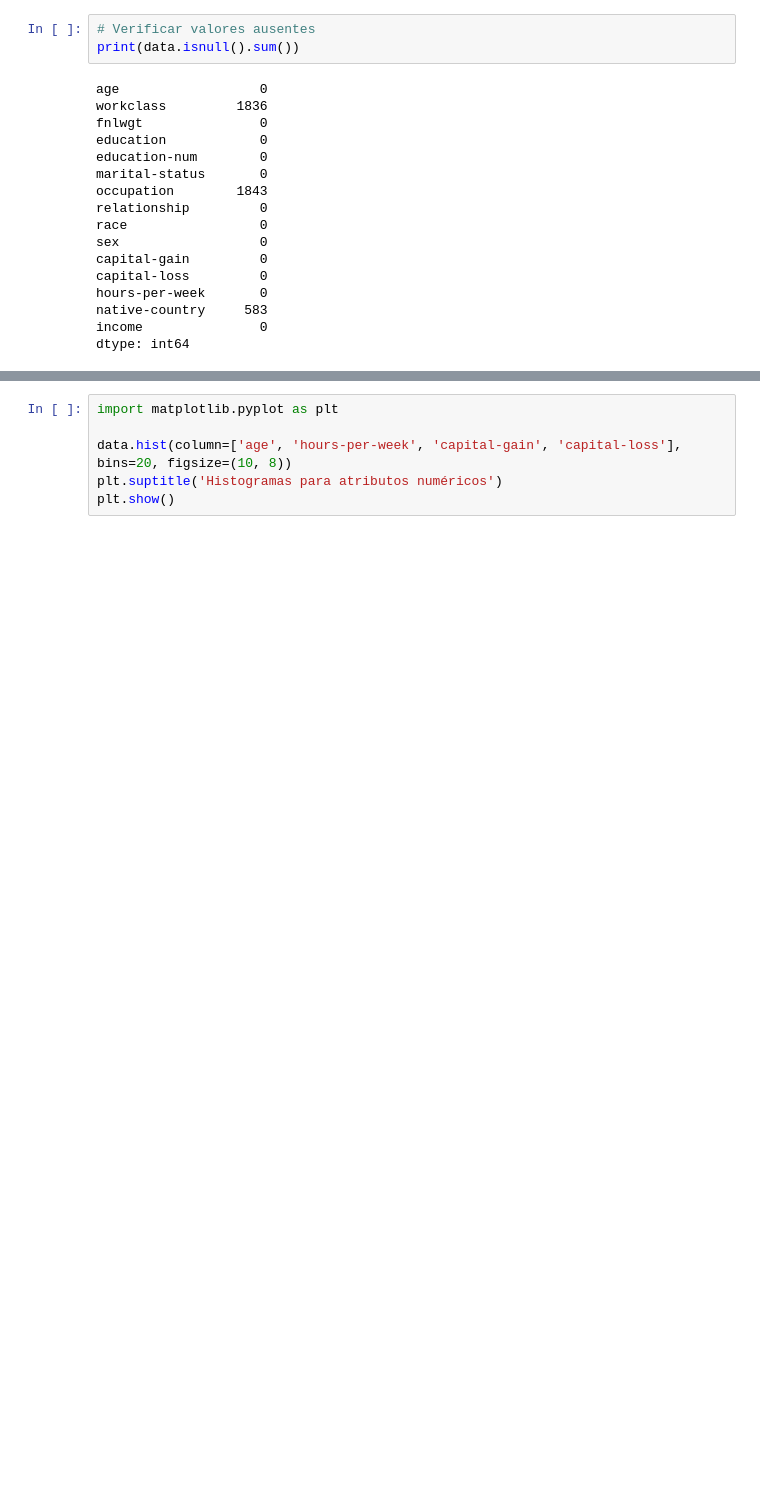
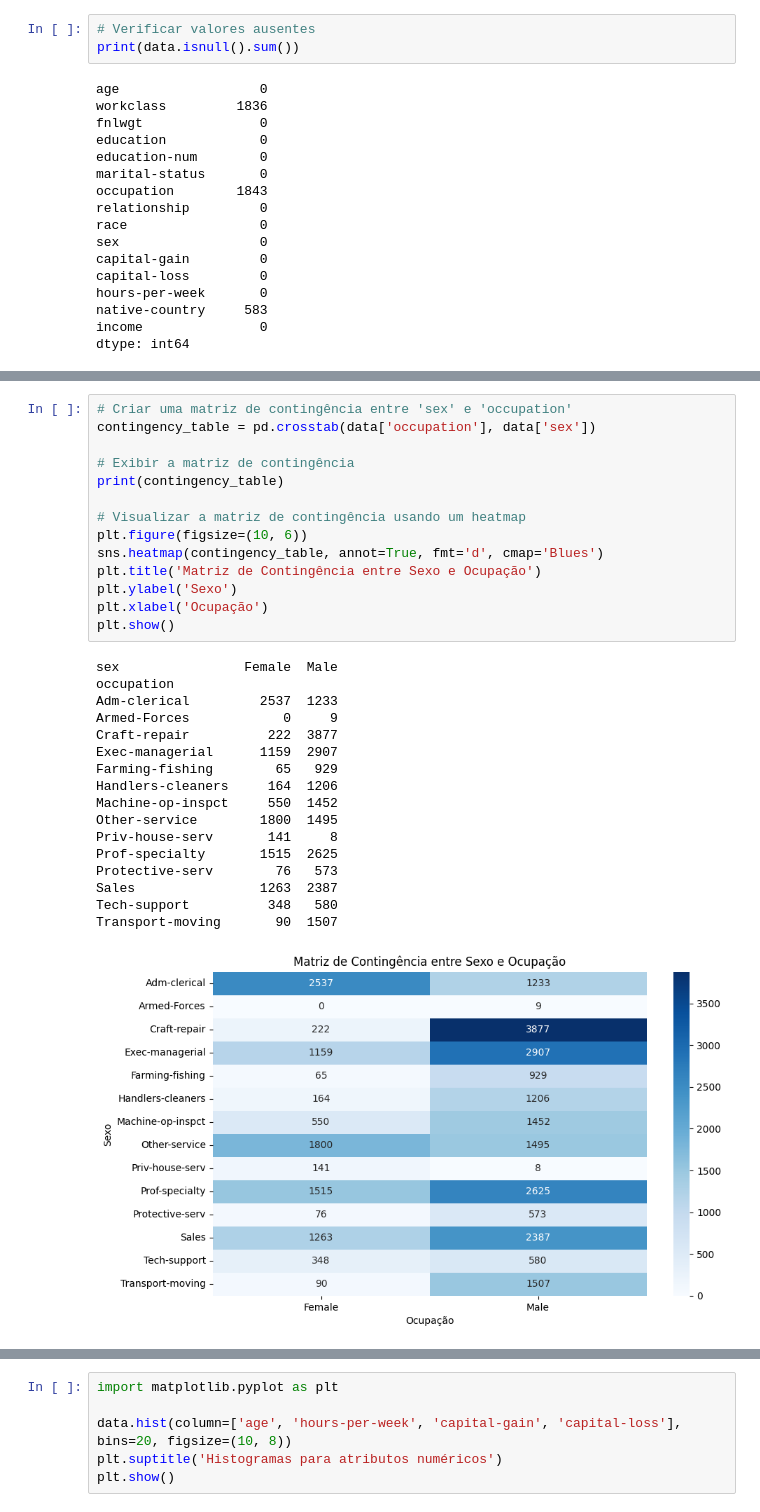
Before and after one commit to AIRGOLAB-CEFET-RJ/gcc1518, a Jupyter notebook: notebooks/eda_adult_income.ipynb, the cells around one changed output, grey strips where cells are left out. Drawn from its saved outputs; the diff is of its cells as text; blank space fills up the shorter version.

```diff
--- a/notebooks/eda_adult_income.ipynb
+++ b/notebooks/eda_adult_income.ipynb
@@ -74 +81,33 @@ dtype: int64
+# %%
+# Criar uma matriz de contingência entre 'sex' e 'occupation'
+contingency_table = pd.crosstab(data['occupation'], data['sex'])
+
+# Exibir a matriz de contingência
+print(contingency_table)
+
+# Visualizar a matriz de contingência usando um heatmap
+plt.figure(figsize=(10, 6))
+sns.heatmap(contingency_table, annot=True, fmt='d', cmap='Blues')
+plt.title('Matriz de Contingência entre Sexo e Ocupação')
+plt.ylabel('Sexo')
+plt.xlabel('Ocupação')
+plt.show()
+# %% [output]
+sex                Female  Male
+occupation
+Adm-clerical         2537  1233
+Armed-Forces            0     9
+Craft-repair          222  3877
+Exec-managerial      1159  2907
+Farming-fishing        65   929
+Handlers-cleaners     164  1206
+Machine-op-inspct     550  1452
+Other-service        1800  1495
+Priv-house-serv       141     8
+Prof-specialty       1515  2625
+Protective-serv        76   573
+Sales                1263  2387
+Tech-support          348   580
+Transport-moving       90  1507
+[figure, added]
 # %% [markdown]
```
Also changed, not shown: parts of 5 cells of this notebook, 2 other files.
